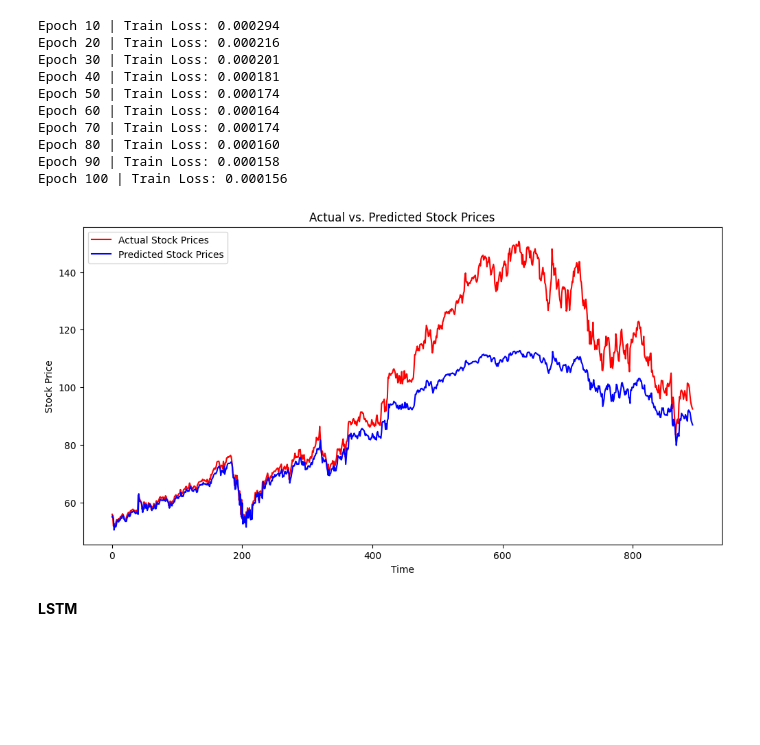
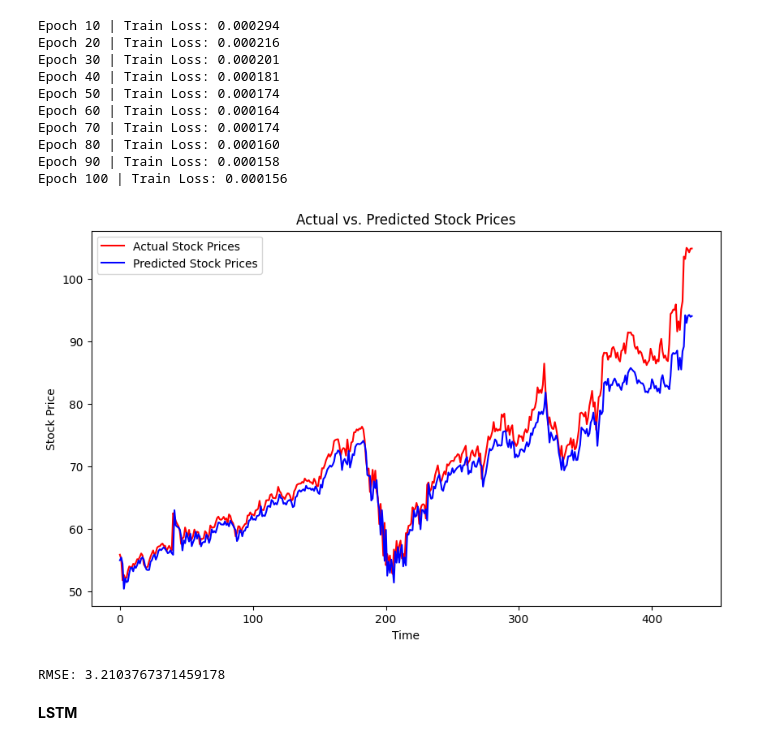
Before and after one commit to dasgauranga2/RNN-Stock-Price-Prediction, a Jupyter notebook: Assignment 3.ipynb, the cells around one changed output. Drawn from its saved outputs; the diff is of its cells as text; code cells hidden in the pictures; blank space fills up the shorter version.

```diff
--- a/Assignment 3.ipynb
+++ b/Assignment 3.ipynb
@@ -87,11 +87,14 @@ scaler = StandardScaler()
 scaled_data = scaler.fit_transform(df)
 # %%
 train_length = int(len(scaled_data)*0.8)
+val_length = int(len(scaled_data)*0.1)
 
 train_scaled_data = scaled_data[:train_length]
-test_scaled_data = scaled_data[train_length:]
+valid_scaled_data = scaled_data[train_length:train_length+val_length]
+test_scaled_data = scaled_data[train_length+val_length:]
 
 print(train_scaled_data.shape)
+print(valid_scaled_data.shape)
 print(test_scaled_data.shape)
 # %% [output]
 (3689, 5)
@@ -128,6 +129,7 @@ batch_size = 32  # Batch size for DataLoader
 
 # Instantiate the dataset
 train_data = StockDataset(train_scaled_data, N)
+valid_data = StockDataset(valid_scaled_data, N)
 test_data = StockDataset(test_scaled_data, N)
 # %%
 # Create the DataLoader
@@ -139,6 +142,10 @@ x,y = next(iter(train_dataloader))
 print(x.shape,y.shape)
 # %% [output]
 torch.Size([32, 30, 5]) torch.Size([32])
+# %%
+best_model = None
+best_model_name = ''
+best_rmse = float('inf')
 # %% [markdown]
 **TRAINING**
 # %%
@@ -227,7 +234,9 @@ def evaluate(model, dataset):
     actual_price = unscale_price(np.array(actual_price))
     pred_price = unscale_price(np.array(pred_price))
 
-    plt.figure(figsize=(12, 6))
+    rmse = np.sqrt(mean_squared_error(actual_price, pred_price))
+
+    plt.figure(figsize=(10, 6))
     plt.plot(actual_price, label='Actual Stock Prices', color='red')
     plt.plot(pred_price, label='Predicted Stock Prices', color='blue')
     plt.xlabel('Time')
@@ -235,6 +244,10 @@ def evaluate(model, dataset):
     plt.title('Actual vs. Predicted Stock Prices')
     plt.legend()
     plt.show()
+
+    print(f"RMSE: {rmse:.4f}")
+
+    return rmse
 # %% [markdown]
 **BASELINE**
 # %%
@@ -291,10 +304,15 @@ Epoch 70 | Train Loss: 0.000174
 Epoch 80 | Train Loss: 0.000160
 Epoch 90 | Train Loss: 0.000158
 Epoch 100 | Train Loss: 0.000156
-# %%
-evaluate(model, test_data)
-# %% [output]
-[figure, removed]
+# %%
+rmse = evaluate(model, valid_data)
+if rmse < best_rmse:
+    best_rmse = rmse
+    best_model = model
+    best_model_name = 'Baseline RNN'
+# %% [output]
+[figure, added]
+RMSE: 3.2103767371459178
 # %% [markdown]
 **LSTM**
 # %%
```
Also changed, not shown: parts of 14 cells of this notebook.
